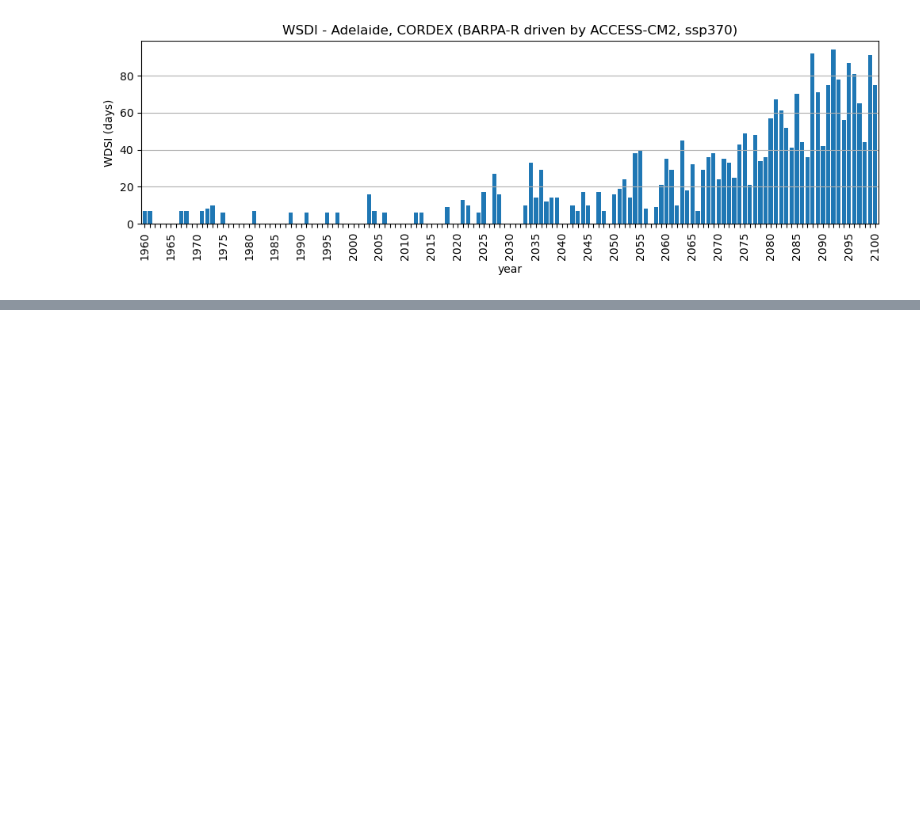
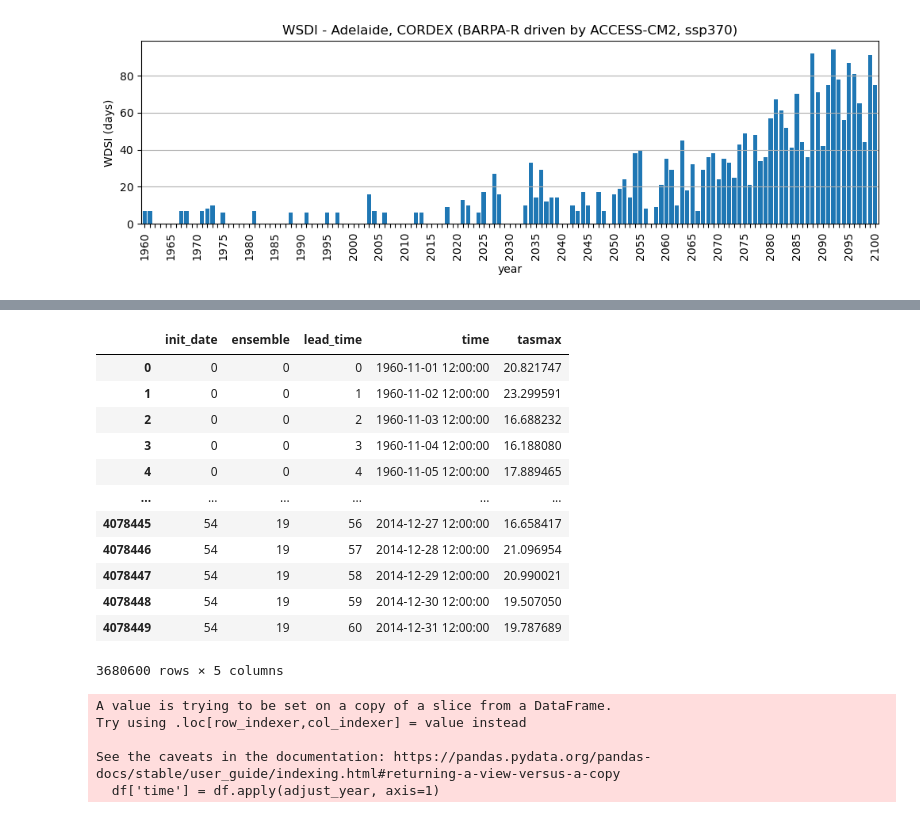
Before and after one commit to DamienIrving/treasury, a Jupyter notebook: wsdi.ipynb, the cells around one changed output, grey strips where cells are left out. Drawn from its saved outputs; the diff is of its cells as text; code cells hidden in the pictures; blank space fills up the shorter version.

```diff
--- a/wsdi.ipynb
+++ b/wsdi.ipynb
@@ -116,0 +178,17 @@ plt.show()
+# %%
+df = df[df['time'] < cftime._cftime.DatetimeNoLeap(2015, 1, 1)]
+df
+# %% [output]
+|  | init_date | ensemble | lead_time | time | tasmax |
+| 0 | 0 | 0 | 0 | 1960-11-01 12:00:00 | 20.821747 |
+| 1 | 0 | 0 | 1 | 1960-11-02 12:00:00 | 23.299591 |
+| 2 | 0 | 0 | 2 | 1960-11-03 12:00:00 | 16.688232 |
+| 3 | 0 | 0 | 3 | 1960-11-04 12:00:00 | 16.188080 |
+| 4 | 0 | 0 | 4 | 1960-11-05 12:00:00 | 17.889465 |
+| ... | ... | ... | ... | ... | ... |
+| 4078445 | 54 | 19 | 56 | 2014-12-27 12:00:00 | 16.658417 |
+| 4078446 | 54 | 19 | 57 | 2014-12-28 12:00:00 | 21.096954 |
+| 4078447 | 54 | 19 | 58 | 2014-12-29 12:00:00 | 20.990021 |
+| 4078448 | 54 | 19 | 59 | 2014-12-30 12:00:00 | 19.507050 |
+| 4078449 | 54 | 19 | 60 | 2014-12-31 12:00:00 | 19.787689 |
+3680600 rows × 5 columns
@@ -116,0 +207,8 @@ plt.show()
+# %%
+df['time'] = df.apply(adjust_year, axis=1)
+# %% [output]
+A value is trying to be set on a copy of a slice from a DataFrame.
+Try using .loc[row_indexer,col_indexer] = value instead
+
+See the caveats in the documentation: https://pandas.pydata.org/pandas-docs/stable/user_guide/indexing.html#returning-a-view-versus-a-copy
+  df['time'] = df.apply(adjust_year, axis=1)
```
Also changed, not shown: parts of 20 cells of this notebook.
